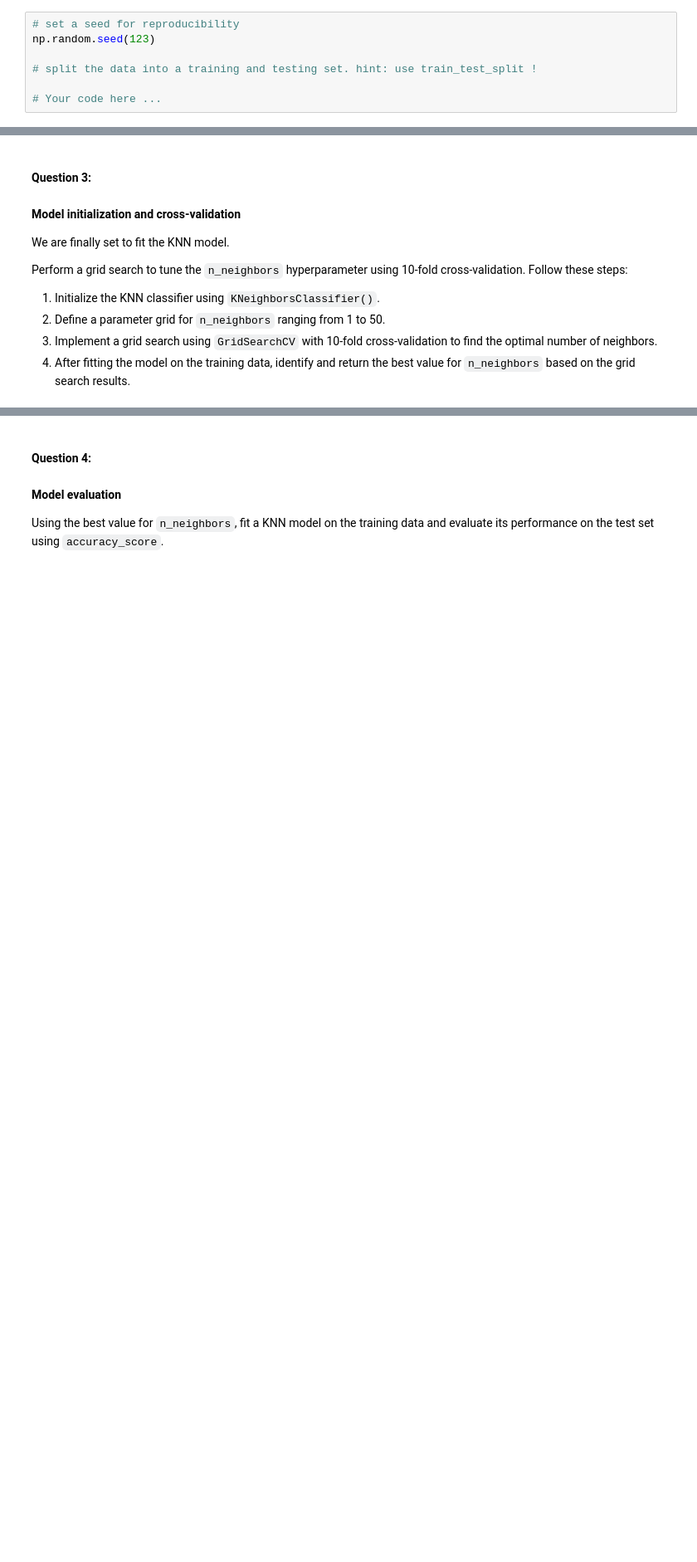
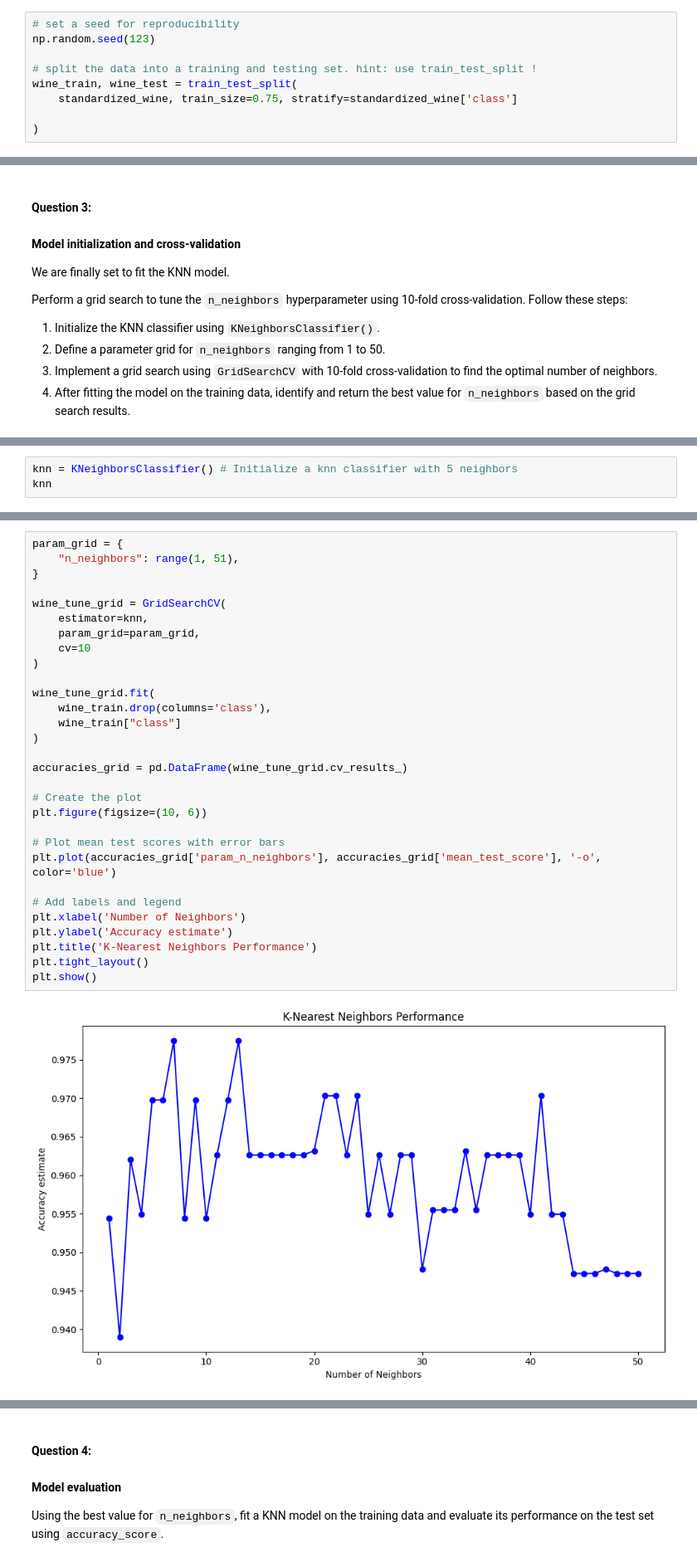
Before and after one commit to parabeljeu8/LCR, a Jupyter notebook: 02_activities/assignments/assignment_1.ipynb, the cells around one changed output, grey strips where cells are left out. Shown at 83% size. Cells and saved outputs as stored; diff of their text form; blank space fills up the shorter version.

```diff
--- a/02_activities/assignments/assignment_1.ipynb
+++ b/02_activities/assignments/assignment_1.ipynb
@@ -100,5 +173,7 @@ Extend the code to create a non-overlapping test set for the predictors and resp
 np.random.seed(123)
 
 # split the data into a training and testing set. hint: use train_test_split !
+wine_train, wine_test = train_test_split(
+    standardized_wine, train_size=0.75, stratify=standardized_wine['class']
 
-# Your code here ...
+)
@@ -118,0 +232,3 @@ Perform a grid search to tune the `n_neighbors` hyperparameter using 10-fold cro
+# %%
+knn = KNeighborsClassifier() # Initialize a knn classifier with 5 neighbors
+knn
@@ -118,0 +237,32 @@ Perform a grid search to tune the `n_neighbors` hyperparameter using 10-fold cro
+# %%
+param_grid = {
+    "n_neighbors": range(1, 51),
+}
+
+wine_tune_grid = GridSearchCV(
+    estimator=knn,
+    param_grid=param_grid,
+    cv=10
+)
+
+wine_tune_grid.fit(
+    wine_train.drop(columns='class'),
+    wine_train["class"]
+)
+
+accuracies_grid = pd.DataFrame(wine_tune_grid.cv_results_)
+
+# Create the plot
+plt.figure(figsize=(10, 6))
+
+# Plot mean test scores with error bars
+plt.plot(accuracies_grid['param_n_neighbors'], accuracies_grid['mean_test_score'], '-o', color='blue')
+
+# Add labels and legend
+plt.xlabel('Number of Neighbors')
+plt.ylabel('Accuracy estimate')
+plt.title('K-Nearest Neighbors Performance')
+plt.tight_layout()
+plt.show()
+# %% [output]
+[figure, added]
```
Also changed, not shown: parts of 20 cells of this notebook, 1 other file.
